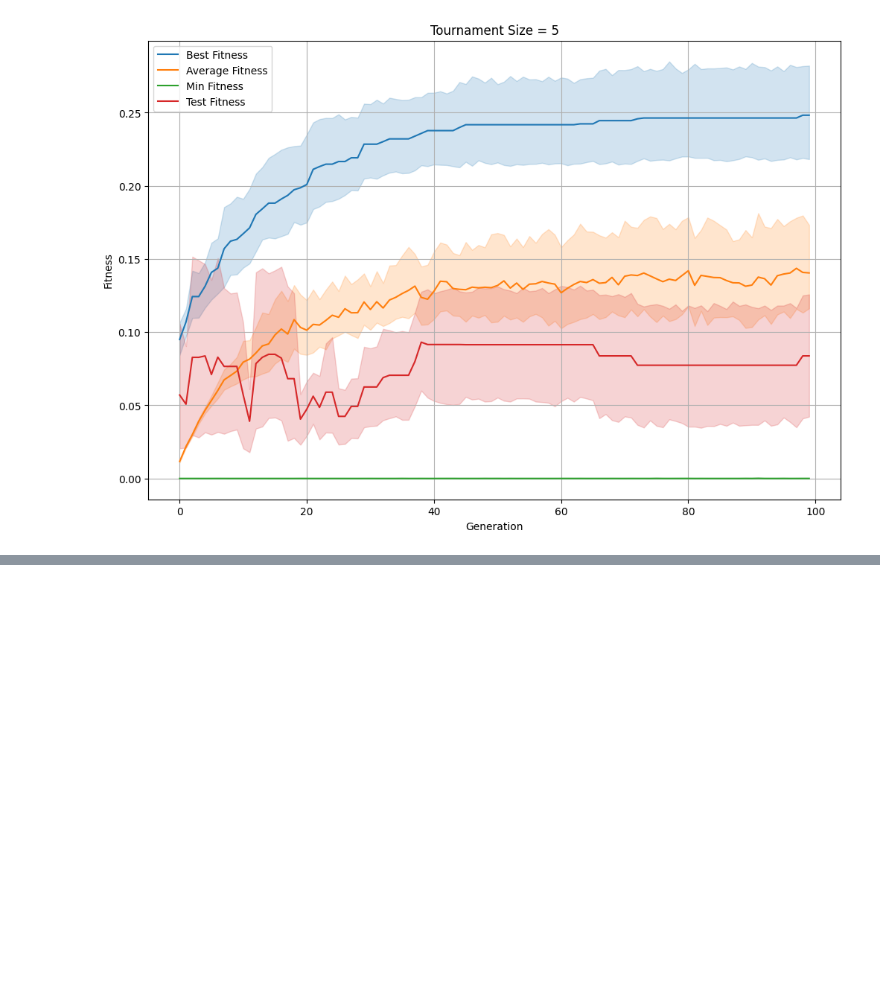
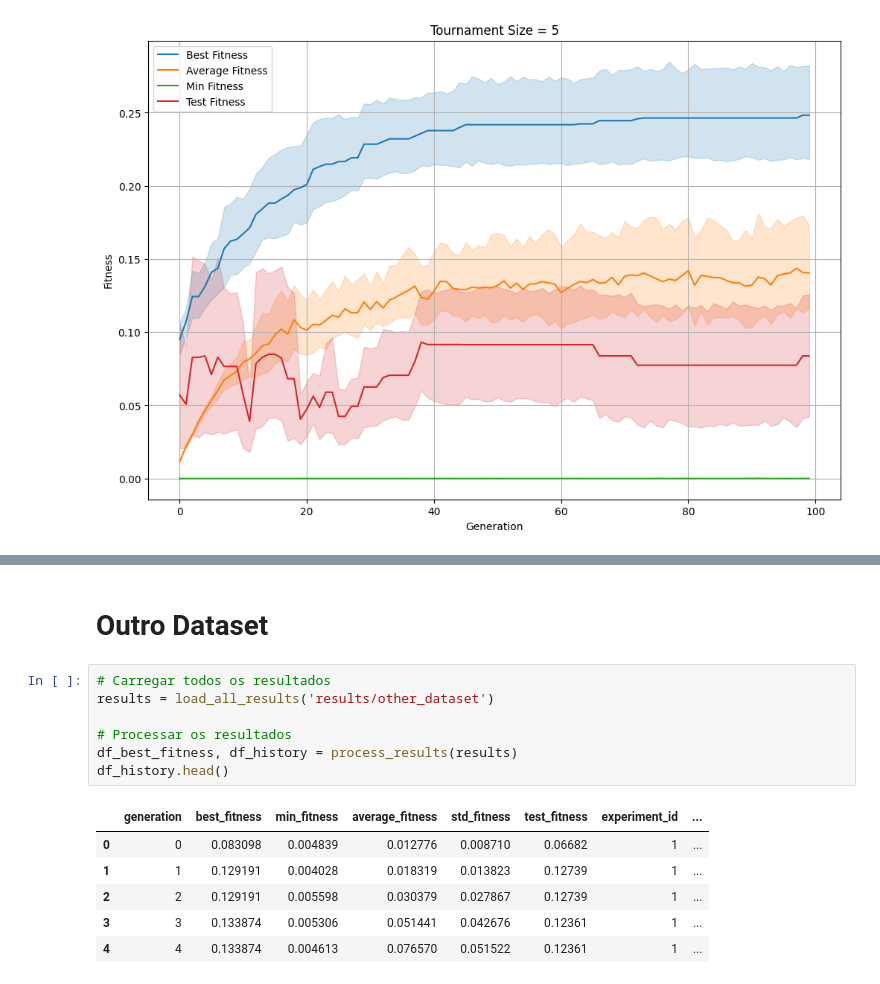
Before and after one commit to JoaoLucas23/TP1-CompNat, a Jupyter notebook: results.ipynb, the cells around one changed output, grey strips where cells are left out. Saved outputs shown, nothing was run; the diff lists cells and outputs as text; blank space fills up the shorter version.

```diff
--- a/results.ipynb
+++ b/results.ipynb
@@ -329,0 +405,16 @@ plt.show()
+# %% [markdown]
+# Outro Dataset
+# %%
+# Carregar todos os resultados
+results = load_all_results('results/other_dataset')
+
+# Processar os resultados
+df_best_fitness, df_history = process_results(results)
+df_history.head()
+# %% [output]
+|  | generation | best_fitness | min_fitness | average_fitness | std_fitness | test_fitness | experiment_id | ... |
+| 0 | 0 | 0.083098 | 0.004839 | 0.012776 | 0.008710 | 0.06682 | 1 | ... |
+| 1 | 1 | 0.129191 | 0.004028 | 0.018319 | 0.013823 | 0.12739 | 1 | ... |
+| 2 | 2 | 0.129191 | 0.005598 | 0.030379 | 0.027867 | 0.12739 | 1 | ... |
+| 3 | 3 | 0.133874 | 0.005306 | 0.051441 | 0.042676 | 0.12361 | 1 | ... |
+| 4 | 4 | 0.133874 | 0.004613 | 0.076570 | 0.051522 | 0.12361 | 1 | ... |
```
Also changed, not shown: parts of 8 cells of this notebook, 26 other files.
